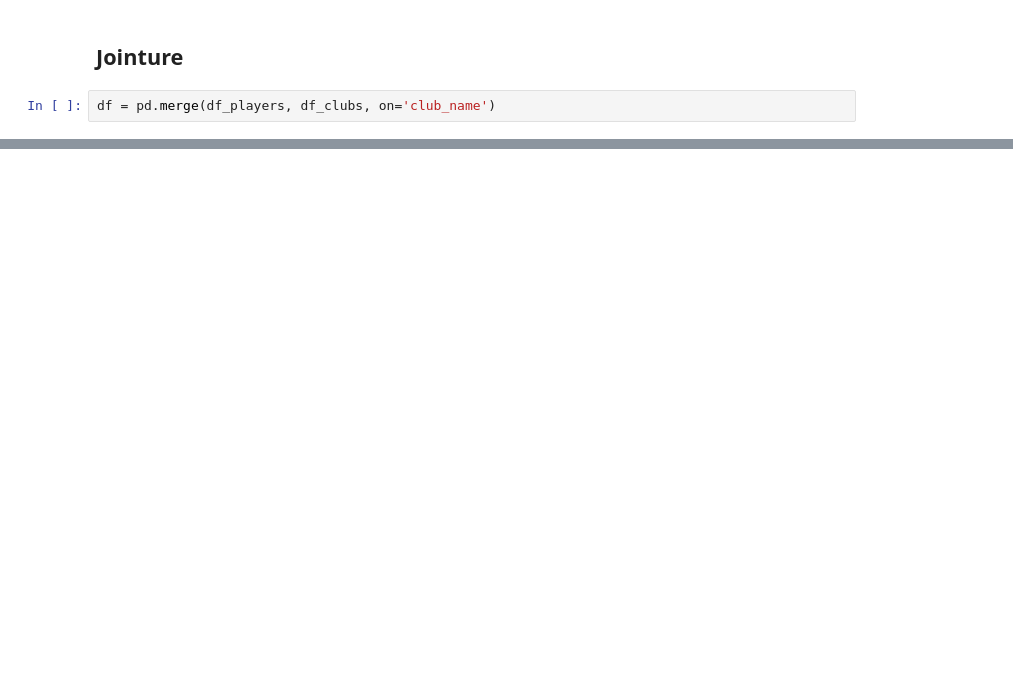
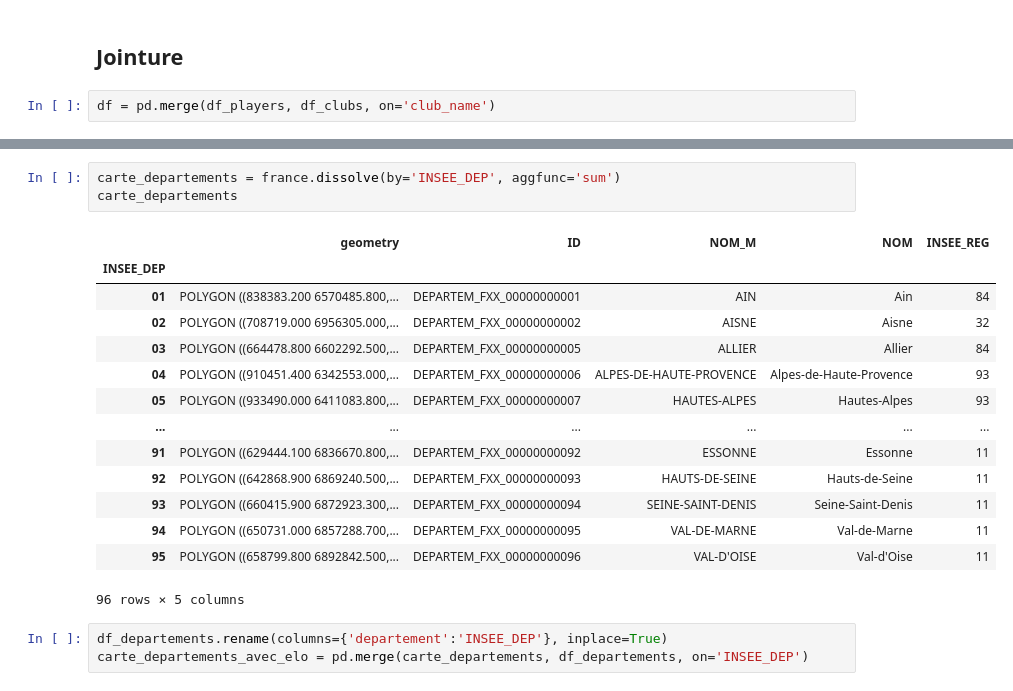
Before and after one commit to antoine-palazz/30daysmapchallenge2022, a Jupyter notebook: day20_favourite/day20.ipynb, the cells around one changed output, grey strips where cells are left out. Cells and saved outputs as stored; diff of their text form; blank space fills up the shorter version.

```diff
--- a/day20_favourite/day20.ipynb
+++ b/day20_favourite/day20.ipynb
@@ -173,0 +219,21 @@ TypeError: cannot convert the series to <class 'int'>
+# %%
+carte_departements = france.dissolve(by='INSEE_DEP', aggfunc='sum')
+carte_departements
+# %% [output]
+|  | geometry | ID | NOM_M | NOM | INSEE_REG |
+| INSEE_DEP |  |  |  |  |  |
+| 01 | POLYGON ((838383.200 6570485.800,... | DEPARTEM_FXX_00000000001 | AIN | Ain | 84 |
+| 02 | POLYGON ((708719.000 6956305.000,... | DEPARTEM_FXX_00000000002 | AISNE | Aisne | 32 |
+| 03 | POLYGON ((664478.800 6602292.500,... | DEPARTEM_FXX_00000000005 | ALLIER | Allier | 84 |
+| 04 | POLYGON ((910451.400 6342553.000,... | DEPARTEM_FXX_00000000006 | ALPES-DE-HAUTE-PROVENCE | Alpes-de-Haute-Provence | 93 |
+| 05 | POLYGON ((933490.000 6411083.800,... | DEPARTEM_FXX_00000000007 | HAUTES-ALPES | Hautes-Alpes | 93 |
+| ... | ... | ... | ... | ... | ... |
+| 91 | POLYGON ((629444.100 6836670.800,... | DEPARTEM_FXX_00000000092 | ESSONNE | Essonne | 11 |
+| 92 | POLYGON ((642868.900 6869240.500,... | DEPARTEM_FXX_00000000093 | HAUTS-DE-SEINE | Hauts-de-Seine | 11 |
+| 93 | POLYGON ((660415.900 6872923.300,... | DEPARTEM_FXX_00000000094 | SEINE-SAINT-DENIS | Seine-Saint-Denis | 11 |
+| 94 | POLYGON ((650731.000 6857288.700,... | DEPARTEM_FXX_00000000095 | VAL-DE-MARNE | Val-de-Marne | 11 |
+| 95 | POLYGON ((658799.800 6892842.500,... | DEPARTEM_FXX_00000000096 | VAL-D'OISE | Val-d'Oise | 11 |
+96 rows × 5 columns
+# %%
+df_departements.rename(columns={'departement':'INSEE_DEP'}, inplace=True)
+carte_departements_avec_elo = pd.merge(carte_departements, df_departements, on='INSEE_DEP')
```
Also changed, not shown: parts of 10 cells of this notebook, 1 other file.
